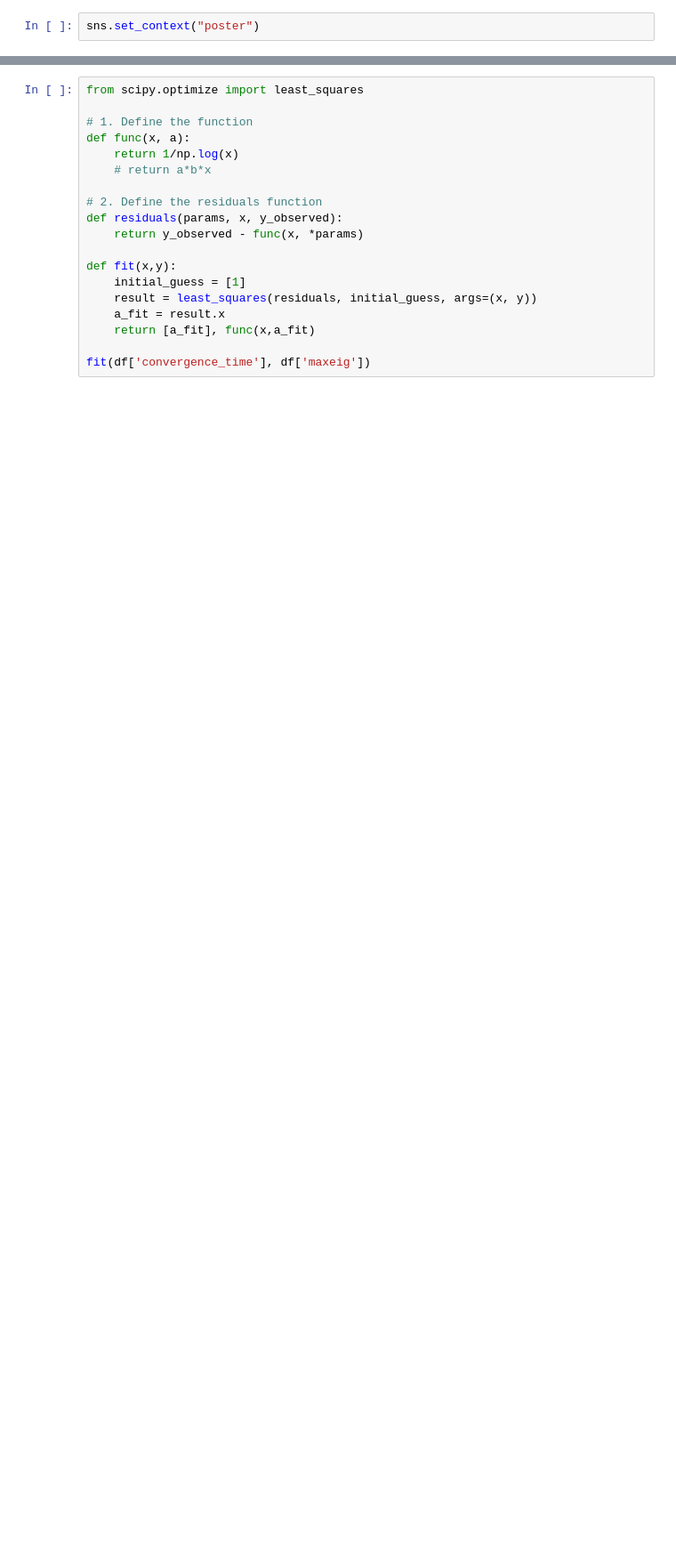
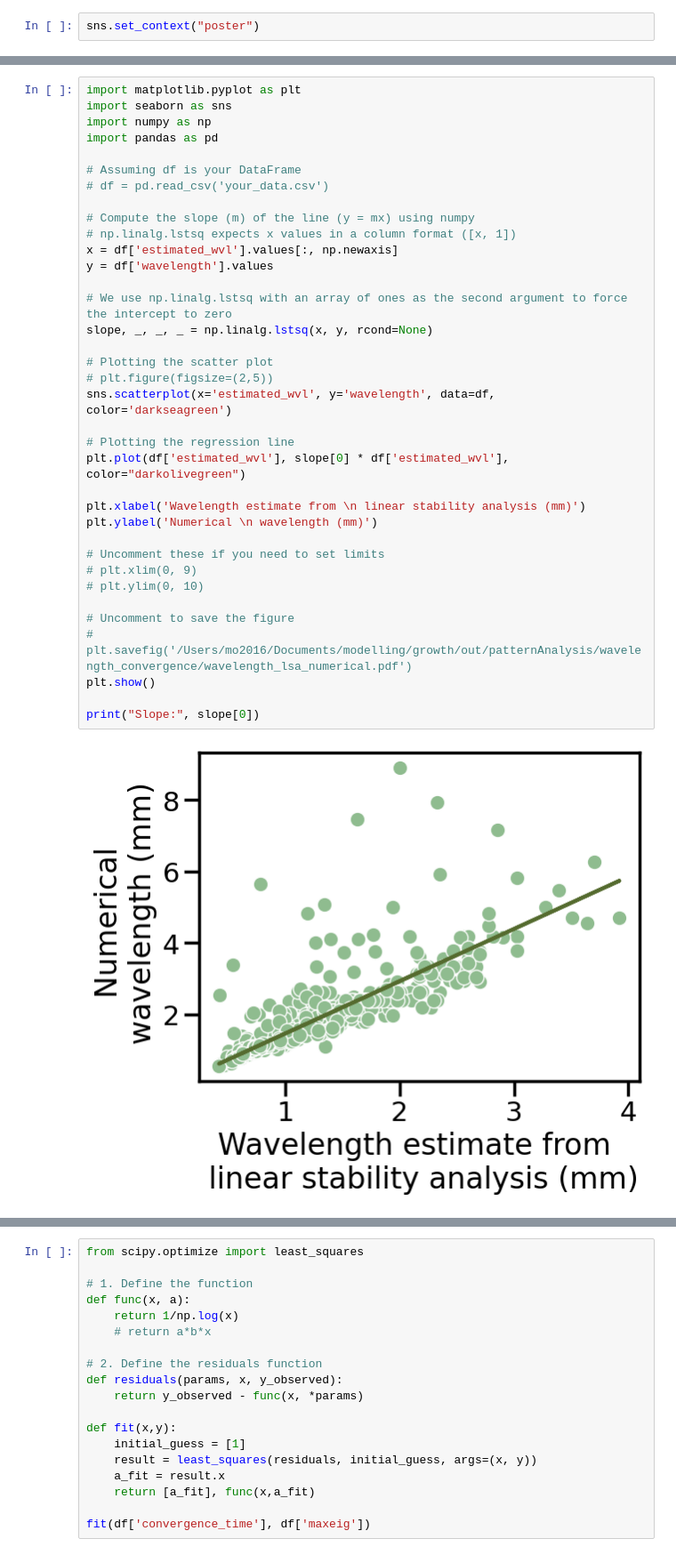
Before and after one commit to martinaoliver/modelling, a Jupyter notebook: growth/src/patternAnalysis/wavelenght_lsa_numerical.ipynb, the cells around one changed output, grey strips where cells are left out. Shown at 89% size. Saved outputs shown, nothing was run; the diff lists cells and outputs as text; blank space fills up the shorter version.

Commit message:
in numerical_multithread_find_df

```diff
--- a/growth/src/patternAnalysis/wavelenght_lsa_numerical.ipynb
+++ b/growth/src/patternAnalysis/wavelenght_lsa_numerical.ipynb
@@ -78,0 +95,38 @@ Intercept: 0.7088365143645824
+# %%
+import matplotlib.pyplot as plt
+import seaborn as sns
+import numpy as np
+import pandas as pd
+
+# Assuming df is your DataFrame
+# df = pd.read_csv('your_data.csv')
+
+# Compute the slope (m) of the line (y = mx) using numpy
+# np.linalg.lstsq expects x values in a column format ([x, 1])
+x = df['estimated_wvl'].values[:, np.newaxis]
+y = df['wavelength'].values
+
+# We use np.linalg.lstsq with an array of ones as the second argument to force the intercept to zero
+slope, _, _, _ = np.linalg.lstsq(x, y, rcond=None)
+
+# Plotting the scatter plot
+# plt.figure(figsize=(2,5))
+sns.scatterplot(x='estimated_wvl', y='wavelength', data=df, color='darkseagreen')
+
+# Plotting the regression line
+plt.plot(df['estimated_wvl'], slope[0] * df['estimated_wvl'], color="darkolivegreen")
+
+plt.xlabel('Wavelength estimate from \n linear stability analysis (mm)')
+plt.ylabel('Numerical \n wavelength (mm)')
+
+# Uncomment these if you need to set limits
+# plt.xlim(0, 9)
+# plt.ylim(0, 10)
+
+# Uncomment to save the figure
+# plt.savefig('/Users/mo2016/Documents/modelling/growth/out/patternAnalysis/wavelength_convergence/wavelength_lsa_numerical.pdf')
+plt.show()
+
+print("Slope:", slope[0])
+# %% [output]
+[figure, added]
```
Also changed, not shown: parts of 4 cells of this notebook, 5 other files.
